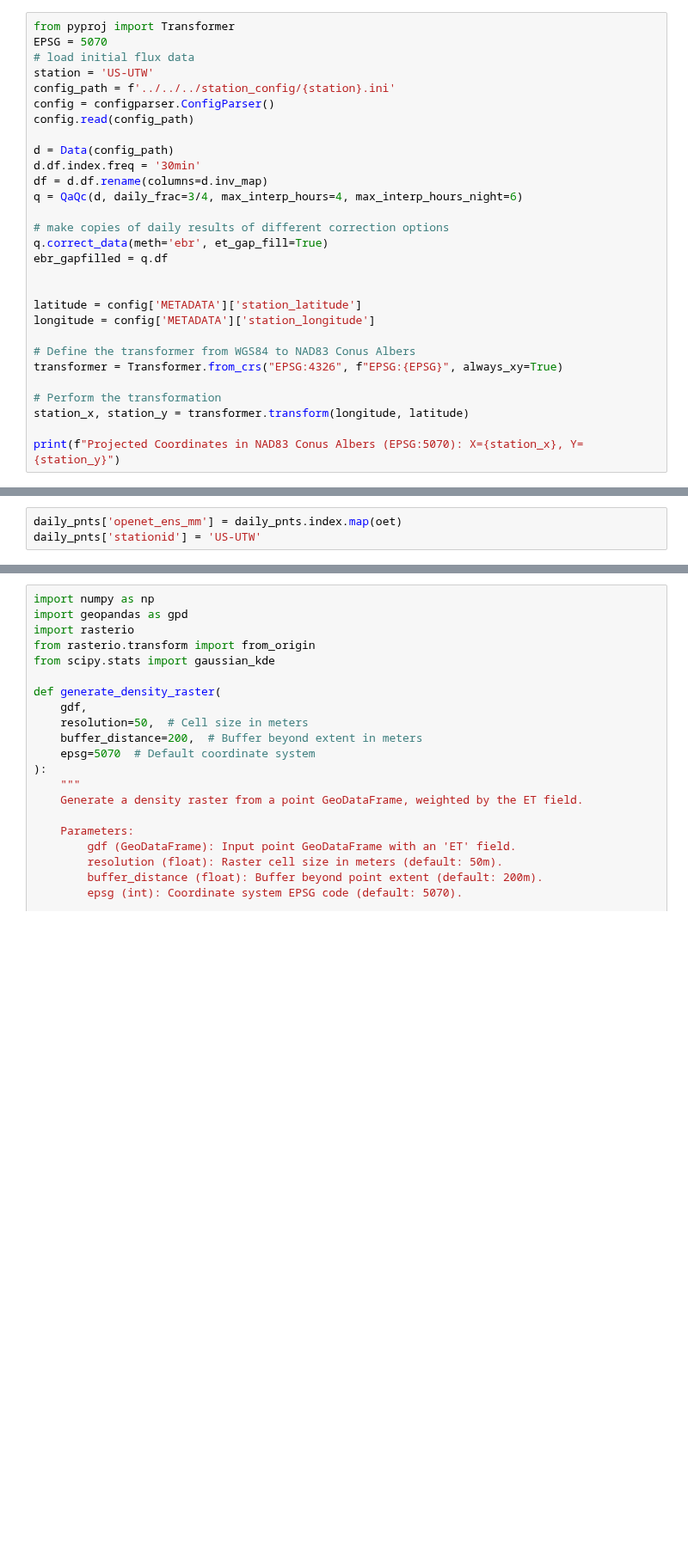
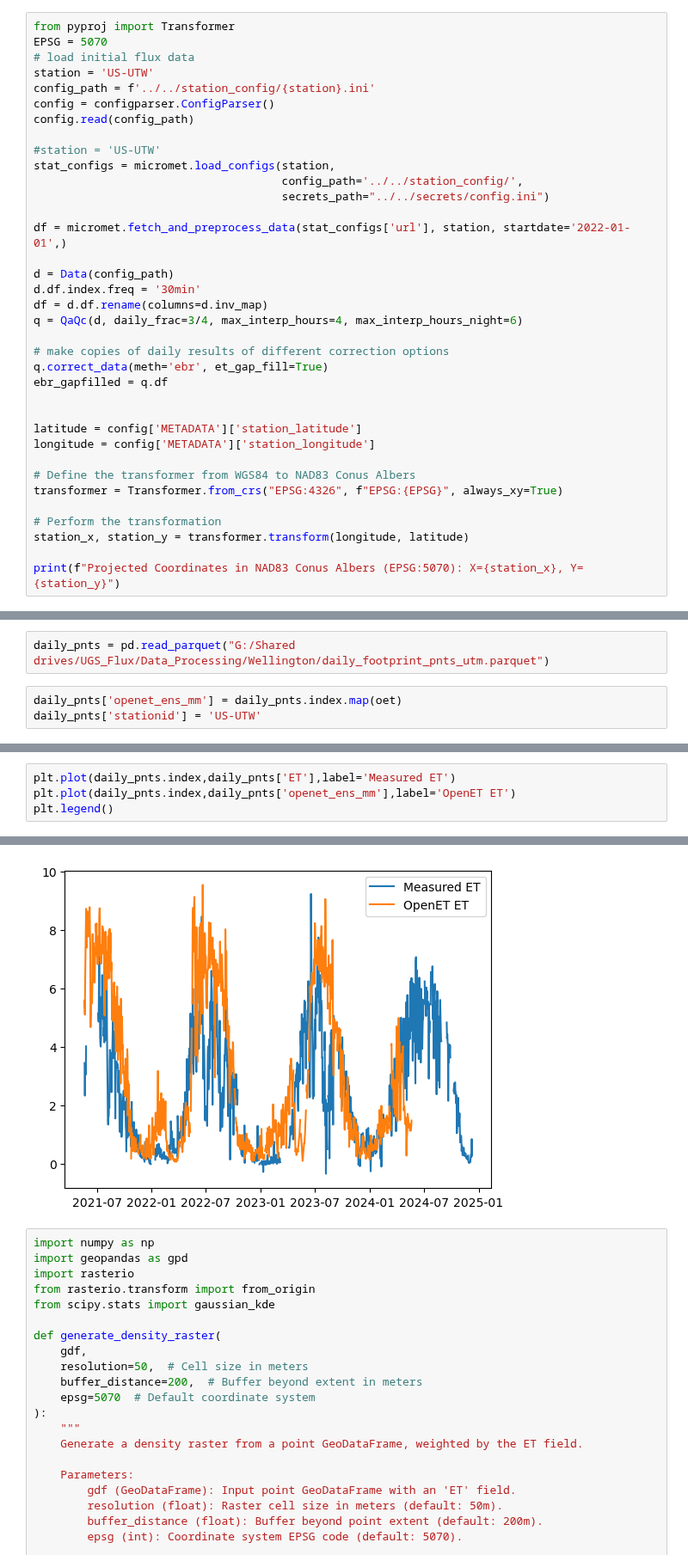
Before and after one commit to utah-geological-survey/MicroMet, a Jupyter notebook: Notebooks/Footprints/row_footprint.ipynb, the cells around one changed output, grey strips where cells are left out. Shown at 86% size. Drawn from its saved outputs; the diff is of its cells as text; blank space fills up the shorter version.

```diff
--- a/Notebooks/Footprints/row_footprint.ipynb
+++ b/Notebooks/Footprints/row_footprint.ipynb
@@ -45,9 +28,16 @@ from pyproj import Transformer
 EPSG = 5070
 # load initial flux data
 station = 'US-UTW'
-config_path = f'../../../station_config/{station}.ini'
+config_path = f'../../station_config/{station}.ini'
 config = configparser.ConfigParser()
 config.read(config_path)
+
+#station = 'US-UTW'
+stat_configs = micromet.load_configs(station,
+                                     config_path='../../station_config/',
+                                     secrets_path="../../secrets/config.ini")
+
+df = micromet.fetch_and_preprocess_data(stat_configs['url'], station, startdate='2022-01-01',)
 
 d = Data(config_path)
 d.df.index.freq = '30min'
@@ -679,5 +788,7 @@ daily_pnts_no_geo.to_sql('daily_et',engine,if_exists='append', index=False)
 # %%
 daily_pnts_geo.index
+# %%
+daily_pnts = pd.read_parquet("G:/Shared drives/UGS_Flux/Data_Processing/Wellington/daily_footprint_pnts_utm.parquet")
 # %%
 daily_pnts['openet_ens_mm'] = daily_pnts.index.map(oet)
 daily_pnts['stationid'] = 'US-UTW'
@@ -699,0 +817,5 @@ plt.grid()
+# %%
+plt.plot(daily_pnts.index,daily_pnts['ET'],label='Measured ET')
+plt.plot(daily_pnts.index,daily_pnts['openet_ens_mm'],label='OpenET ET')
+plt.legend()
+# %% [output]
@@ -700,3 +823,4 @@ plt.grid()
+[figure, added]
 # %%
 import numpy as np
 import geopandas as gpd
```
Also changed, not shown: parts of 27 cells of this notebook, 9 other files.
